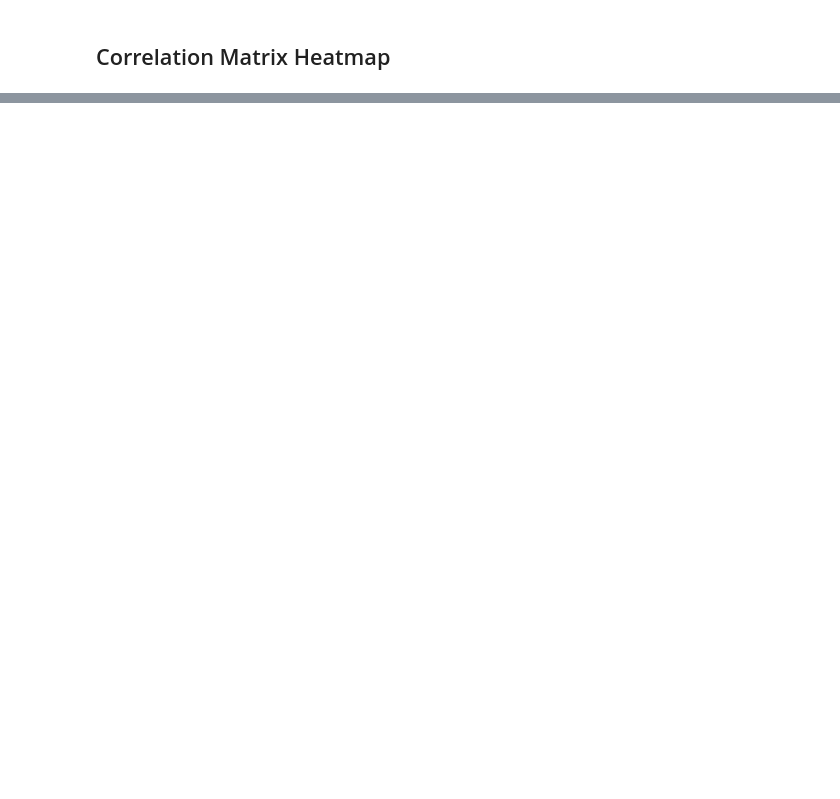
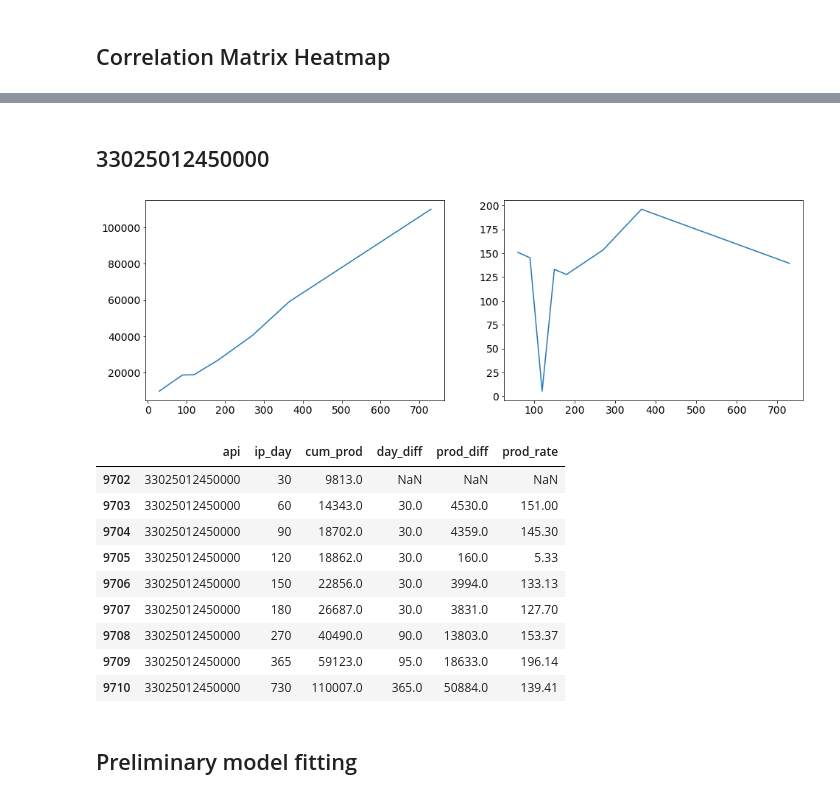
Before and after one commit to noproblem-james/data_imputation, a Jupyter notebook: notebooks/Bakken_EDA-Copy1.ipynb, the cells around one changed output, grey strips where cells are left out. Drawn from its saved outputs; the diff is of its cells as text; code cells hidden in the pictures; blank space fills up the shorter version.

```diff
--- a/notebooks/Bakken_EDA-Copy1.ipynb
+++ b/notebooks/Bakken_EDA-Copy1.ipynb
@@ -501,0 +518,19 @@ alt.Chart(clean_df).mark_circle().encode(
+# %%
+well_oi = well_ids[500]
+
+plot_well_curve(prod_df, well_oi)
+# %% [output]
+## 33025012450000
+[figure, added]
+|  | api | ip_day | cum_prod | day_diff | prod_diff | prod_rate |
+| 9702 | 33025012450000 | 30 | 9813.0 | NaN | NaN | NaN |
+| 9703 | 33025012450000 | 60 | 14343.0 | 30.0 | 4530.0 | 151.00 |
+| 9704 | 33025012450000 | 90 | 18702.0 | 30.0 | 4359.0 | 145.30 |
+| 9705 | 33025012450000 | 120 | 18862.0 | 30.0 | 160.0 | 5.33 |
+| 9706 | 33025012450000 | 150 | 22856.0 | 30.0 | 3994.0 | 133.13 |
+| 9707 | 33025012450000 | 180 | 26687.0 | 30.0 | 3831.0 | 127.70 |
+| 9708 | 33025012450000 | 270 | 40490.0 | 90.0 | 13803.0 | 153.37 |
+| 9709 | 33025012450000 | 365 | 59123.0 | 95.0 | 18633.0 | 196.14 |
+| 9710 | 33025012450000 | 730 | 110007.0 | 365.0 | 50884.0 | 139.41 |
+# %% [markdown]
+## Preliminary model fitting
```
Also changed, not shown: parts of 50 cells of this notebook, 14 other files.
